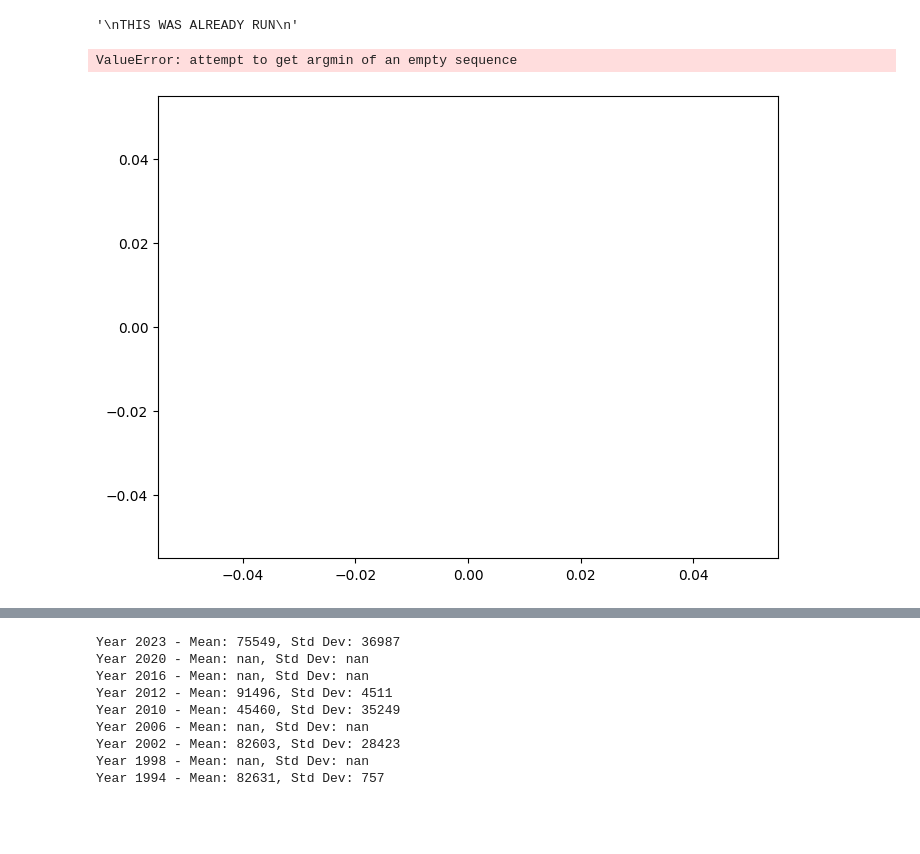
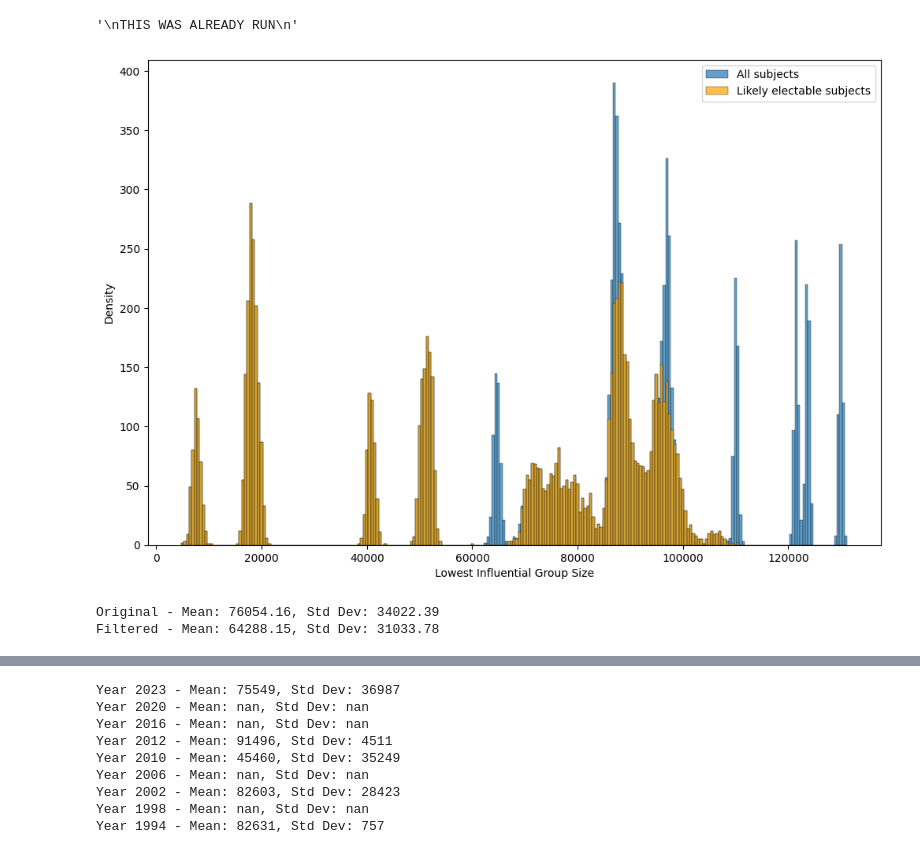
Before and after one commit to JnKamas/bc-praca, a Jupyter notebook: question_3.ipynb, the cells around one changed output, grey strips where cells are left out. Drawn from its saved outputs; the diff is of its cells as text; code cells hidden in the pictures; blank space fills up the shorter version.

```diff
--- a/question_3.ipynb
+++ b/question_3.ipynb
@@ -57,47 +57,59 @@ THIS WAS ALREADY RUN
 # raw2visualisable(f"1m-2023coal.csv", weighted=False)
 # raw2visualisable(f"1m-2023coal.csv", weighted=False, only_electable=True)
 # %%
-# zacnime pohladom, ktory to riesi cez prvu zmenu, vytiahnuty z databazy. ideme pozerat priemer vsetkych stran teraz
+years = ["2023", "2020", "2016", "2012", "2010", "2006", "2002", "1998", "1994"]
 
-df = pd.read_csv(f'./db_exports/coalitions2023.csv', header=0)
-df["lowest_samples"] = df["lowest_samples"] * (4388872 / 1000000)
-exclude_set = {1, 2, 4, 6, 7, 8, 9, 10, 11, 13, 14, 19, 20, 21, 22, 24}
+all_data_original = []
+all_data_filtered = []
 
-# Filtering rows where 'party_number' is NOT in 'exclude_set'
-xx = df[~df['party_number'].isin(exclude_set)]
+for year in years:
+    df = pd.read_csv(f'./db_exports/coalitions{year}.csv', header=0)
+    # Scale the lowest_samples based on the number of voters
+    df["lowest_samples"] = df["lowest_samples"] * (constants.all_voters[int(year)] / 1000000)
 
-# Determine the min and max range for the bin edges
-data_min = min(df["lowest_samples"].min(), xx["lowest_samples"].min())
-data_max = max(df["lowest_samples"].max(), xx["lowest_samples"].max())
+    # Filtered data excluding specified party numbers
+    exclude_set = constants.le_exclude[int(year)]
+    df_filtered = df[~df['party_number'].isin(exclude_set)]
+
+    # Store data for plotting
+    all_data_original.append(df)
+    all_data_filtered.append(df_filtered)
+
+# Combine all years into one DataFrame for both original and filtered
+combined_df_original = pd.concat(all_data_original, ignore_index=True)
+combined_df_filtered = pd.concat(all_data_filtered, ignore_index=True)
+
+# Determine the range for the bin edges based on both datasets
+data_min = min(combined_df_original["lowest_samples"].min(), combined_df_filtered["lowest_samples"].min())
+data_max = max(combined_df_original["lowest_samples"].max(), combined_df_filtered["lowest_samples"].max())
 
 # Define bin edges with a consistent size
-bin_width = 500  # or any other desired width
+bin_width = 500
 bin_edges = np.arange(data_min, data_max + bin_width, bin_width)
 
 # Create a new figure
-plt.figure(figsize=(8, 6))
+plt.figure(figsize=(12, 8))
 
-# Plot the histogram with consistent bins for 'df' (original data)
-sns.histplot(df["lowest_samples"], bins=bin_edges, label='Original Data')
+# Plot the histogram for the original data
+sns.histplot(combined_df_original["lowest_samples"], bins=bin_edges, label='All Subjects', alpha=0.7)
 
-# Plot the histogram with consistent bins for 'xx' (filtered data)
-sns.histplot(xx["lowest_samples"], bins=bin_edges, color='orange', label='Filtered Data')
+# Plot the histogram for the filtered data
+sns.histplot(combined_df_filtered["lowest_samples"], bins=bin_edges, color='orange', label='Likely Electable Subjects', alpha=0.7)
 
+# Setup plot details
 plt.xlabel('Lowest Influential Group Size')
 plt.ylabel('Density')
 plt.legend()
+# plt.title('Histogram of Lowest Influential Group Size for All Years (Original vs. Filtered)')
 plt.show()
 
-mean_value = np.mean(df.iloc[:, 2])
-std_dev = np.std(df.iloc[:, 2])
-
-print(f"Mean: {mean_value:.2f}, Std Dev: {std_dev:.2f}")
-
-mean_value = np.mean(xx.iloc[:, 2])
-std_dev = np.std(xx.iloc[:, 2])
-
-print(f"Mean: {mean_value:.2f}, Std Dev: {std_dev:.2f}")
+# Calculate and print the mean and standard deviation for the combined data
+for data, label in zip([combined_df_original, combined_df_filtered], ['Original', 'Filtered']):
+    mean_value = np.mean(data["lowest_samples"])
+    std_dev = np.std(data["lowest_samples"])
+    print(f"{label} - Mean: {mean_value:.2f}, Std Dev: {std_dev:.2f}")
 # %% [output]
+[figure, new version]
-ValueError: attempt to get argmin of an empty sequence
+Original - Mean: 76054.16, Std Dev: 34022.39
+Filtered - Mean: 64288.15, Std Dev: 31033.78
-[figure, old version]
 # %%
```
Also changed, not shown: parts of 1 cell of this notebook, 4 other files.
